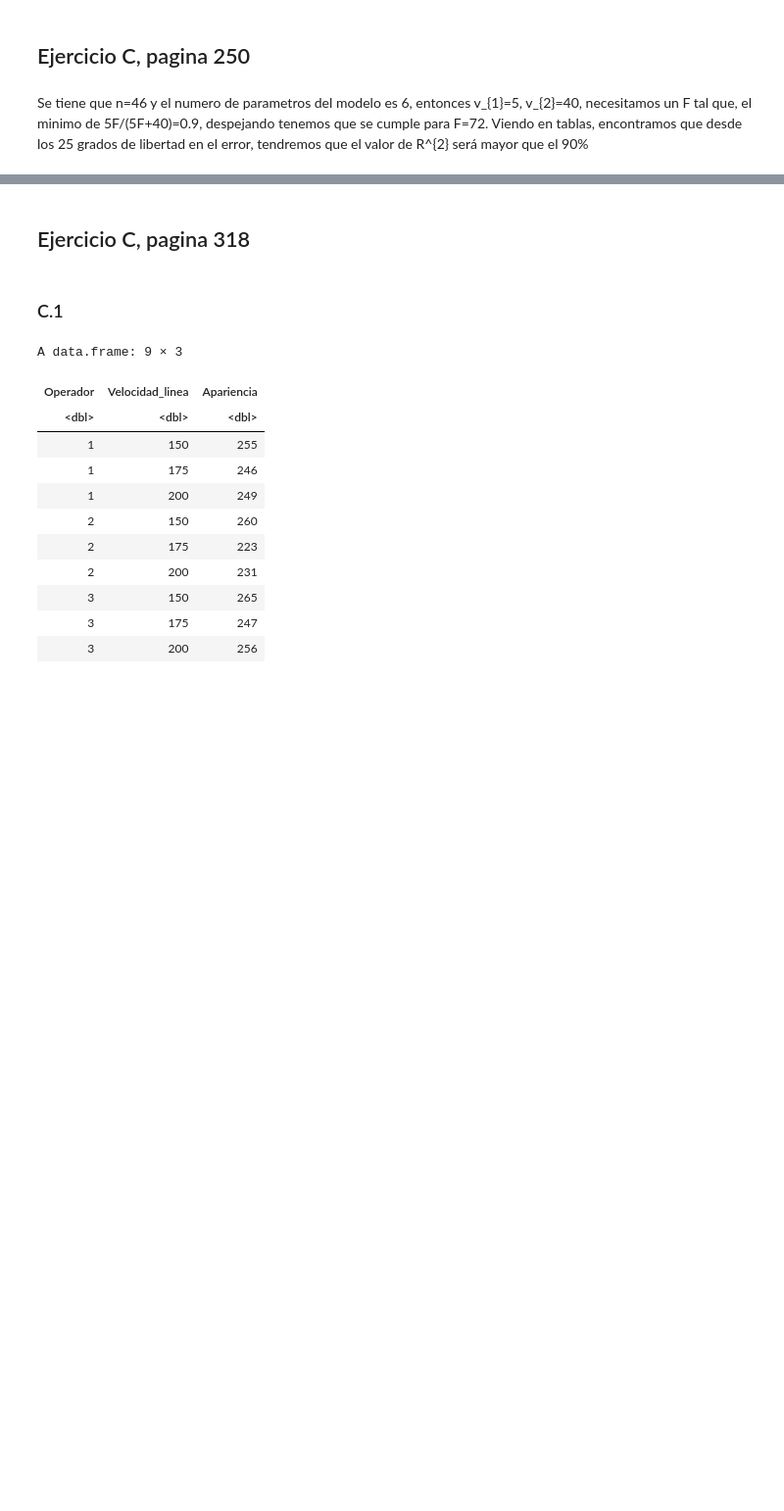
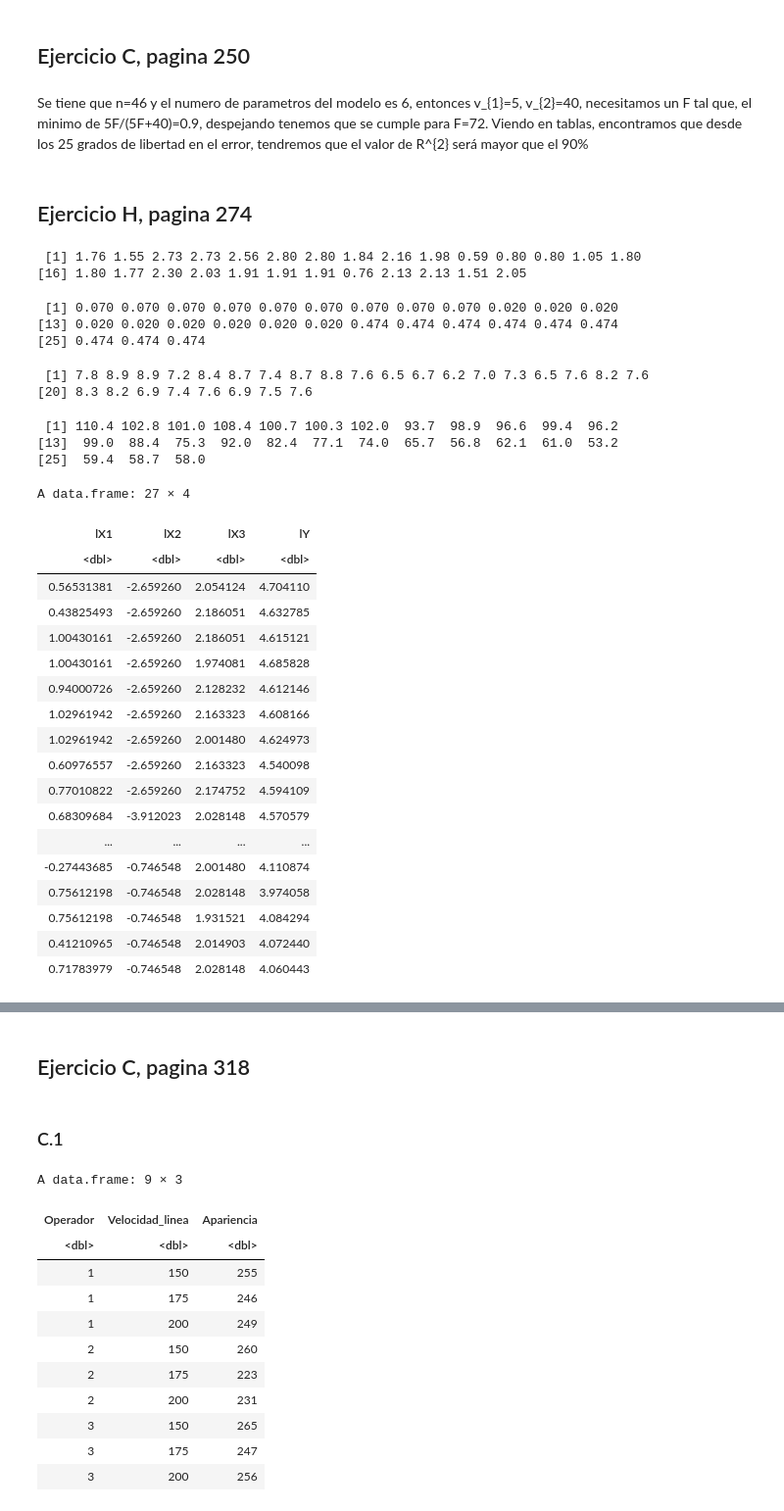
Before and after one commit to Taz-Ricardo/Mat-266, a Jupyter notebook: Tarea_3_regresion.ipynb, the cells around one changed output, grey strips where cells are left out. Shown at 98% size. Saved outputs shown, nothing was run; the diff lists cells and outputs as text; code cells hidden in the pictures; blank space fills up the shorter version.

```diff
--- a/Tarea_3_regresion.ipynb
+++ b/Tarea_3_regresion.ipynb
@@ -144,3 +170,59 @@ A matrix: 23 × 23 of type dbl
 ## Ejercicio C, pagina 250
 # %% [markdown]
 Se tiene que n=46 y el numero de parametros del modelo es 6, entonces v_{1}=5, v_{2}=40, necesitamos un F tal que, el minimo de 5F/(5F+40)=0.9, despejando tenemos que se cumple para F=72. Viendo en tablas, encontramos que desde los 25 grados de libertad en el error, tendremos que el valor de R^{2} será mayor que el 90%
+# %% [markdown]
+## Ejercicio H, pagina 274
+# %%
+X1<- c(1.76,1.55,2.73,2.73,2.56,2.8,2.8,1.84,2.16,1.98,0.59,0.8,0.8,1.05,1.8,1.8,1.77,2.3,2.03,1.91,1.91,1.91,0.76,2.13,2.13,1.51,2.05)
+X1
+# %% [output]
+ [1] 1.76 1.55 2.73 2.73 2.56 2.80 2.80 1.84 2.16 1.98 0.59 0.80 0.80 1.05 1.80
+[16] 1.80 1.77 2.30 2.03 1.91 1.91 1.91 0.76 2.13 2.13 1.51 2.05
+# %%
+X2<- c(0.07,0.07,0.07,0.07,0.07,0.07,0.07,0.07,0.07,0.02,0.02,0.02,0.02,0.02,0.02,0.02,0.02,0.02,0.474,0.474,0.474,0.474,0.474,0.474,0.474,0.474,0.474)
+X2
+# %% [output]
+ [1] 0.070 0.070 0.070 0.070 0.070 0.070 0.070 0.070 0.070 0.020 0.020 0.020
+[13] 0.020 0.020 0.020 0.020 0.020 0.020 0.474 0.474 0.474 0.474 0.474 0.474
+[25] 0.474 0.474 0.474
+# %%
+X3<- c(7.8,8.9,8.9,7.2,8.4,8.7,7.4,8.7,8.8,7.6,6.5,6.7,6.2,7,7.3,6.5,7.6,8.2,7.6,8.3,8.2,6.9,7.4,7.6,6.9,7.5,7.6)
+X3
+# %% [output]
+ [1] 7.8 8.9 8.9 7.2 8.4 8.7 7.4 8.7 8.8 7.6 6.5 6.7 6.2 7.0 7.3 6.5 7.6 8.2 7.6
+[20] 8.3 8.2 6.9 7.4 7.6 6.9 7.5 7.6
+# %%
+Yh<- c(110.4,102.8,101,108.4,100.7,100.3,102,93.7,98.9,96.6,99.4,96.2,99,88.4,75.3,92,82.4,77.1,74,65.7,56.8,62.1,61,53.2,59.4,58.7,58)
+Yh
+# %% [output]
+ [1] 110.4 102.8 101.0 108.4 100.7 100.3 102.0  93.7  98.9  96.6  99.4  96.2
+[13]  99.0  88.4  75.3  92.0  82.4  77.1  74.0  65.7  56.8  62.1  61.0  53.2
+[25]  59.4  58.7  58.0
+# %%
+lX1=log(X1)
+lX2=log(X2)
+lX3=log(X3)
+lY=log(Yh)
+# %%
+data_H <- data.frame(lX1, lX2, lX3, lY)
+data_H
+# %% [output]
+A data.frame: 27 × 4
+| lX1 | lX2 | lX3 | lY |
+| <dbl> | <dbl> | <dbl> | <dbl> |
+| 0.56531381 | -2.659260 | 2.054124 | 4.704110 |
+| 0.43825493 | -2.659260 | 2.186051 | 4.632785 |
+| 1.00430161 | -2.659260 | 2.186051 | 4.615121 |
+| 1.00430161 | -2.659260 | 1.974081 | 4.685828 |
+| 0.94000726 | -2.659260 | 2.128232 | 4.612146 |
+| 1.02961942 | -2.659260 | 2.163323 | 4.608166 |
+| 1.02961942 | -2.659260 | 2.001480 | 4.624973 |
+| 0.60976557 | -2.659260 | 2.163323 | 4.540098 |
+| 0.77010822 | -2.659260 | 2.174752 | 4.594109 |
+| 0.68309684 | -3.912023 | 2.028148 | 4.570579 |
+| ... | ... | ... | ... |
+| -0.27443685 | -0.746548 | 2.001480 | 4.110874 |
+| 0.75612198 | -0.746548 | 2.028148 | 3.974058 |
+| 0.75612198 | -0.746548 | 1.931521 | 4.084294 |
+| 0.41210965 | -0.746548 | 2.014903 | 4.072440 |
+| 0.71783979 | -0.746548 | 2.028148 | 4.060443 |
```
Also changed, not shown: parts of 10 cells of this notebook.
